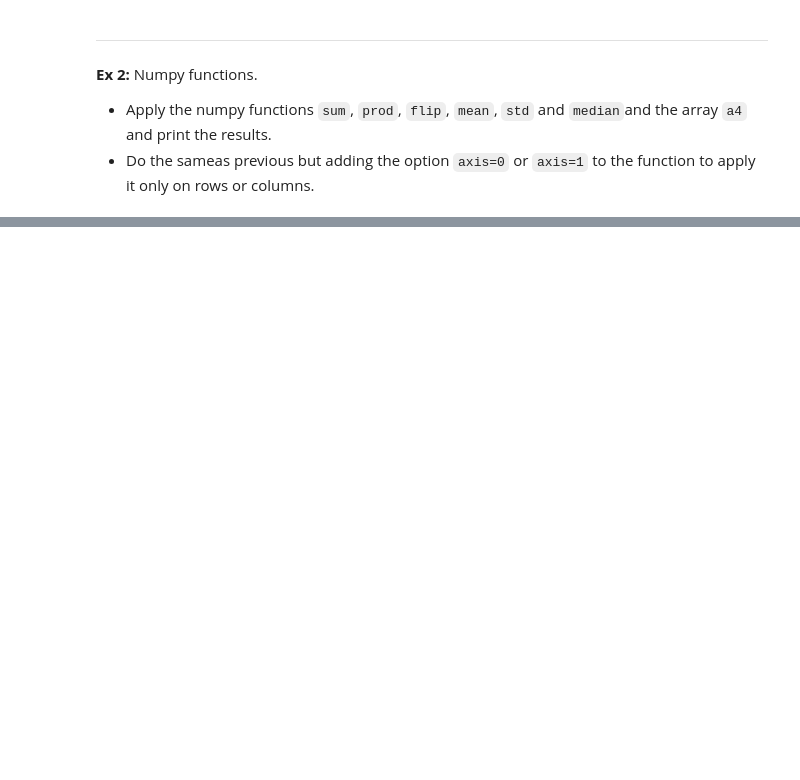
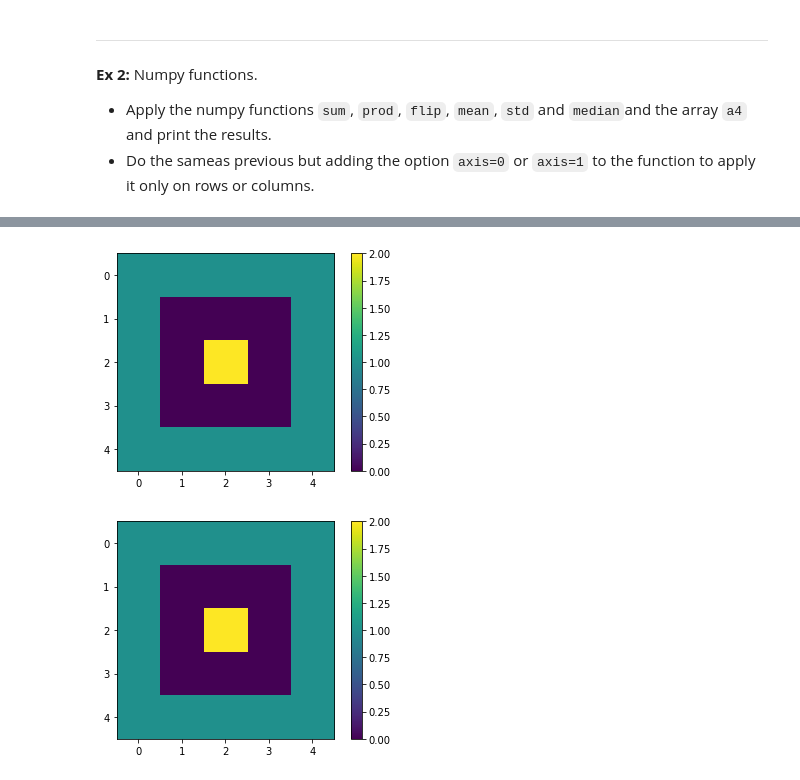
Before and after one commit to M-A-Verdier/Gate-Python_2021, a Jupyter notebook: Tuesday/II-Numpy-Matplotlib-Scipy/II-Numpy_Matplotlib_Hands_On.ipynb, the cells around one changed output, grey strips where cells are left out. Cells and saved outputs as stored; diff of their text form; code cells hidden in the pictures; blank space fills up the shorter version.

```diff
--- a/Tuesday/II-Numpy-Matplotlib-Scipy/II-Numpy_Matplotlib_Hands_On.ipynb
+++ b/Tuesday/II-Numpy-Matplotlib-Scipy/II-Numpy_Matplotlib_Hands_On.ipynb
@@ -21,0 +122,24 @@ import scipy.optimize as opt
+# %%
+img = np.zeros([5, 5])
+img[2, 2] = 2
+img[0, :] = 1
+img[-1, :] = 1
+img[:, 0] = 1
+img[:, -1] = 1
+plt.figure()
+plt.imshow(img)
+plt.colorbar()
+plt.show()
+
+
+#########
+img = np.ones((5, 5))
+img[1:-1, 1:-1] = 0
+img[2, 2] = 2
+plt.figure()
+plt.imshow(img)
+plt.colorbar()
+plt.show()
+# %% [output]
+[figure, added]
+[figure, added]
```
Also changed, not shown: parts of 10 cells of this notebook, 1 other file.
